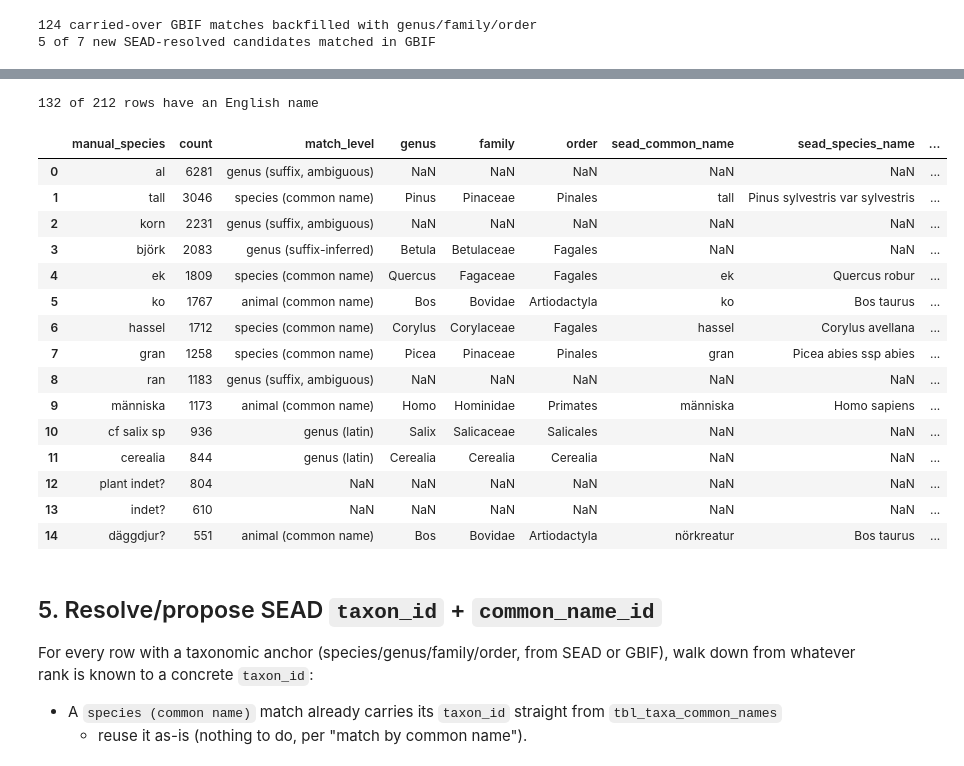
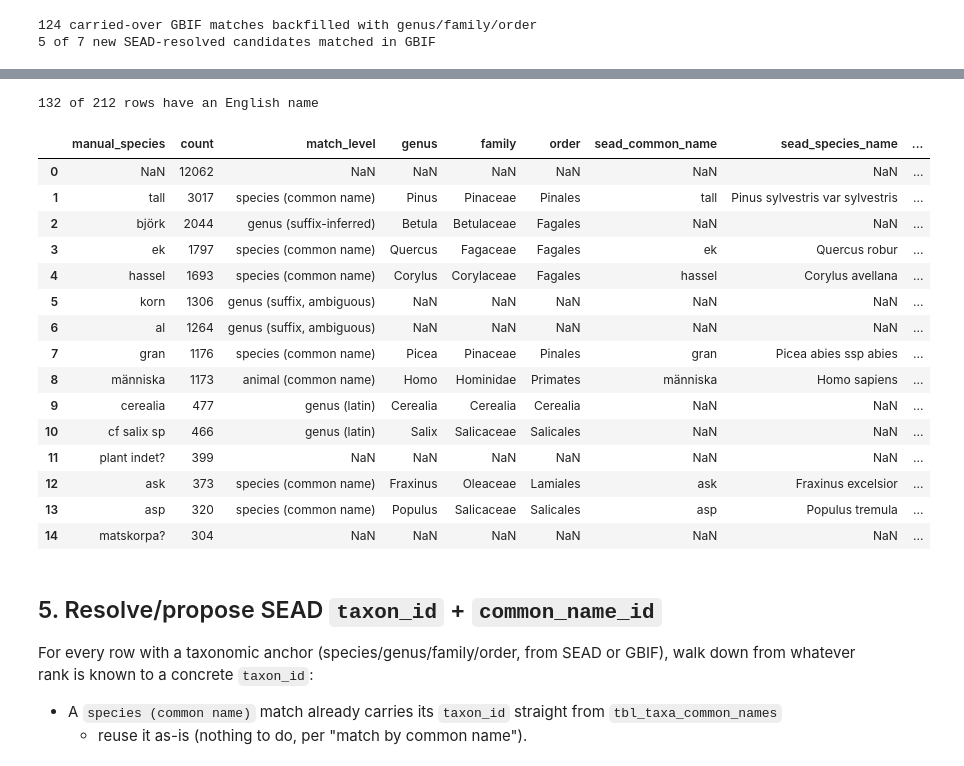
Before and after one commit to Br1CM/sead_strucke_data_cleaning, a Jupyter notebook: notebooks/species_etl.ipynb, the cells around one changed output, grey strips where cells are left out. Drawn from its saved outputs; the diff is of its cells as text; code cells hidden in the pictures.

Commit message:
change in species counting

```diff
--- a/notebooks/species_etl.ipynb
+++ b/notebooks/species_etl.ipynb
@@ -46,6 +46,29 @@ def versioned(filename):
     # e.g. 'manual_species_count.csv' -> 'manual_species_count_v3.csv'
     stem, suffix = filename.rsplit('.', 1)
     return f'{stem}_{DATA_VERSION}.{suffix}'
+
+def next_available_path(filename):
+    # Re-running against the *same* DATA_VERSION (e.g. after a logic fix, not a new manual mapping
+    # revision) must never silently overwrite a previous run's output - if the versioned filename
+    # is already taken, keep bumping a numeric suffix (_2, _3, ...) until a free one is found.
+    versioned_name = versioned(filename)
+    candidate = OUTPUT_DIR / versioned_name
+    if not candidate.exists():
+        return candidate
+    stem, suffix = versioned_name.rsplit('.', 1)
+    n = 2
+    while (OUTPUT_DIR / f'{stem}_{n}.{suffix}').exists():
+        n += 1
+    return OUTPUT_DIR / f'{stem}_{n}.{suffix}'
+
+# Resolved once per run (not per save-call) so a file saved more than once within the same run
+# (e.g. manual_species_taxa_gbif_matches.csv, written once mid-pipeline and again after GBIF
+# enrichment) still lands on the same path both times, instead of bumping the suffix against
+# itself.
+MANUAL_SPECIES_COUNT_PATH = next_available_path('manual_species_count.csv')
+MANUAL_SPECIES_TAXA_GBIF_MATCHES_PATH = next_available_path('manual_species_taxa_gbif_matches.csv')
+MANUAL_SPECIES_SEAD_TAXA_MATCHES_PATH = next_available_path('manual_species_sead_taxa_matches.csv')
+NEW_SEAD_RECORDS_PATH = next_available_path('new_sead_records.csv')
 # %% [markdown]
 ## 1. Re-derive the manual vocabulary + counts
 
@@ -60,7 +89,14 @@ manual_map = pd.read_csv(
     MANUAL_MAPPING_PATH,
     keep_default_na=False,
     na_values=[''],
-)
-print(f'{len(manual_map)} rows loaded from {MANUAL_MAPPING_PATH.name}')
+)[['species_split', 'manual_species']]
+
+CORRECTED_COUNTS_PATH = Path('../output/species_split_counts_in_original_2.csv')
+corrected_counts = pd.read_csv(CORRECTED_COUNTS_PATH, keep_default_na=False, na_values=[''])
+
+manual_map = manual_map.merge(corrected_counts, on='species_split', how='left')
+unmatched = manual_map['count'].isna().sum()
+print(f'{len(manual_map)} rows loaded from {MANUAL_MAPPING_PATH.name}, counts attached from '
+      f'{CORRECTED_COUNTS_PATH.name} ({unmatched} species_split values with no corrected count match)')
 manual_map.head(10)
 # %% [output]
@@ -462,7 +521,10 @@ for col in OVERRIDE_COLS:
         manual_species_taxa[direct_col].notna(), manual_species_taxa[col]
     )
 
-manual_species_taxa['taxon_id'] = manual_species_taxa['direct_taxon_id']
+# taxon_id is deliberately not carried/set here anymore - step 5's resolve_taxon is the single
+# place that resolves a taxon_id, since it needs to apply the author_id reuse rule uniformly
+# regardless of which match path (common name, Latin genus/species, animal dictionary, ...) found
+# the row's genus/species text.
 manual_species_taxa['ambiguous_genus_candidates'] = manual_species_taxa.get('direct_ambiguous_genus_candidates')
 manual_species_taxa = manual_species_taxa.drop(columns=[c for c in manual_species_taxa.columns if c.startswith('direct_')])
 
@@ -748,46 +810,46 @@ manual_species_taxa.loc[no_sead_anchor, ['manual_species', 'match_level', 'gbif_
 # %%
 def gbif_english_name(usage_key):
     try:
         response = GBIF_SESSION.get(
             f'https://api.gbif.org/v1/species/{int(usage_key)}/vernacularNames', params={'limit': 50}, timeout=10
         )
         response.raise_for_status()
         results = response.json().get('results', [])
     except requests.RequestException:
         return pd.NA
     english_names = [r['vernacularName'] for r in results if r.get('language') in ('eng', 'en')]
     return english_names[0] if english_names else pd.NA
 
 missing_english = manual_species_taxa[
     manual_species_taxa['gbif_usage_key'].notna() & manual_species_taxa['species_split_english'].isna()
 ]
 english_cache = {key: gbif_english_name(key) for key in missing_english['gbif_usage_key'].unique()}
 manual_species_taxa['species_split_english'] = manual_species_taxa['species_split_english'].fillna(
     manual_species_taxa['gbif_usage_key'].map(english_cache)
 )
 print(f"{manual_species_taxa['species_split_english'].notna().sum()} of {len(manual_species_taxa)} rows "
       f"have an English name")
 
-manual_species_taxa.to_csv(OUTPUT_DIR / versioned('manual_species_taxa_gbif_matches.csv'), index=False)
+manual_species_taxa.to_csv(MANUAL_SPECIES_TAXA_GBIF_MATCHES_PATH, index=False)
 manual_species_taxa.sort_values('count', ascending=False).head(15)
 # %% [output]
 132 of 212 rows have an English name
 |  | manual_species | count | match_level | genus | family | order | sead_common_name | sead_species_name | ... |
-| 0 | al | 6281 | genus (suffix, ambiguous) | NaN | NaN | NaN | NaN | NaN | ... |
-| 1 | tall | 3046 | species (common name) | Pinus | Pinaceae | Pinales | tall | Pinus sylvestris var sylvestris | ... |
-| 2 | korn | 2231 | genus (suffix, ambiguous) | NaN | NaN | NaN | NaN | NaN | ... |
-| 3 | björk | 2083 | genus (suffix-inferred) | Betula | Betulaceae | Fagales | NaN | NaN | ... |
-| 4 | ek | 1809 | species (common name) | Quercus | Fagaceae | Fagales | ek | Quercus robur | ... |
-| 5 | ko | 1767 | animal (common name) | Bos | Bovidae | Artiodactyla | ko | Bos taurus | ... |
-| 6 | hassel | 1712 | species (common name) | Corylus | Corylaceae | Fagales | hassel | Corylus avellana | ... |
-| 7 | gran | 1258 | species (common name) | Picea | Pinaceae | Pinales | gran | Picea abies ssp abies | ... |
-| 8 | ran | 1183 | genus (suffix, ambiguous) | NaN | NaN | NaN | NaN | NaN | ... |
-| 9 | människa | 1173 | animal (common name) | Homo | Hominidae | Primates | människa | Homo sapiens | ... |
-| 10 | cf salix sp | 936 | genus (latin) | Salix | Salicaceae | Salicales | NaN | NaN | ... |
-| 11 | cerealia | 844 | genus (latin) | Cerealia | Cerealia | Cerealia | NaN | NaN | ... |
-| 12 | plant indet? | 804 | NaN | NaN | NaN | NaN | NaN | NaN | ... |
-| 13 | indet? | 610 | NaN | NaN | NaN | NaN | NaN | NaN | ... |
-| 14 | däggdjur? | 551 | animal (common name) | Bos | Bovidae | Artiodactyla | nörkreatur | Bos taurus | ... |
+| 0 | NaN | 12062 | NaN | NaN | NaN | NaN | NaN | NaN | ... |
+| 1 | tall | 3017 | species (common name) | Pinus | Pinaceae | Pinales | tall | Pinus sylvestris var sylvestris | ... |
+| 2 | björk | 2044 | genus (suffix-inferred) | Betula | Betulaceae | Fagales | NaN | NaN | ... |
+| 3 | ek | 1797 | species (common name) | Quercus | Fagaceae | Fagales | ek | Quercus robur | ... |
+| 4 | hassel | 1693 | species (common name) | Corylus | Corylaceae | Fagales | hassel | Corylus avellana | ... |
+| 5 | korn | 1306 | genus (suffix, ambiguous) | NaN | NaN | NaN | NaN | NaN | ... |
+| 6 | al | 1264 | genus (suffix, ambiguous) | NaN | NaN | NaN | NaN | NaN | ... |
+| 7 | gran | 1176 | species (common name) | Picea | Pinaceae | Pinales | gran | Picea abies ssp abies | ... |
+| 8 | människa | 1173 | animal (common name) | Homo | Hominidae | Primates | människa | Homo sapiens | ... |
+| 9 | cerealia | 477 | genus (latin) | Cerealia | Cerealia | Cerealia | NaN | NaN | ... |
+| 10 | cf salix sp | 466 | genus (latin) | Salix | Salicaceae | Salicales | NaN | NaN | ... |
+| 11 | plant indet? | 399 | NaN | NaN | NaN | NaN | NaN | NaN | ... |
+| 12 | ask | 373 | species (common name) | Fraxinus | Oleaceae | Lamiales | ask | Fraxinus excelsior | ... |
+| 13 | asp | 320 | species (common name) | Populus | Salicaceae | Salicales | asp | Populus tremula | ... |
+| 14 | matskorpa? | 304 | NaN | NaN | NaN | NaN | NaN | NaN | ... |
 # %% [markdown]
 ## 5. Resolve/propose SEAD `taxon_id` + `common_name_id`
 
```
Also changed, not shown: parts of 15 cells of this notebook, 3 other files.
